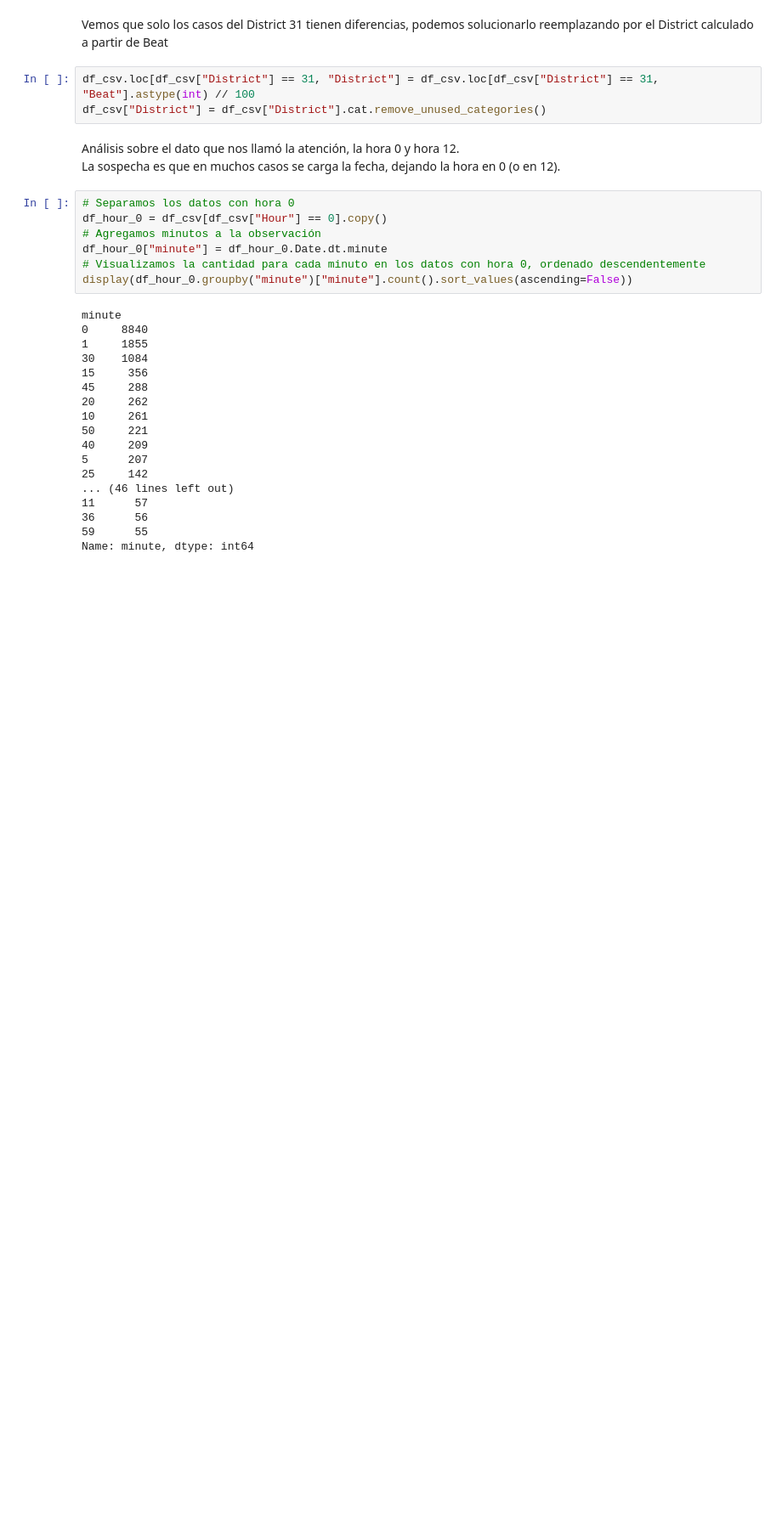
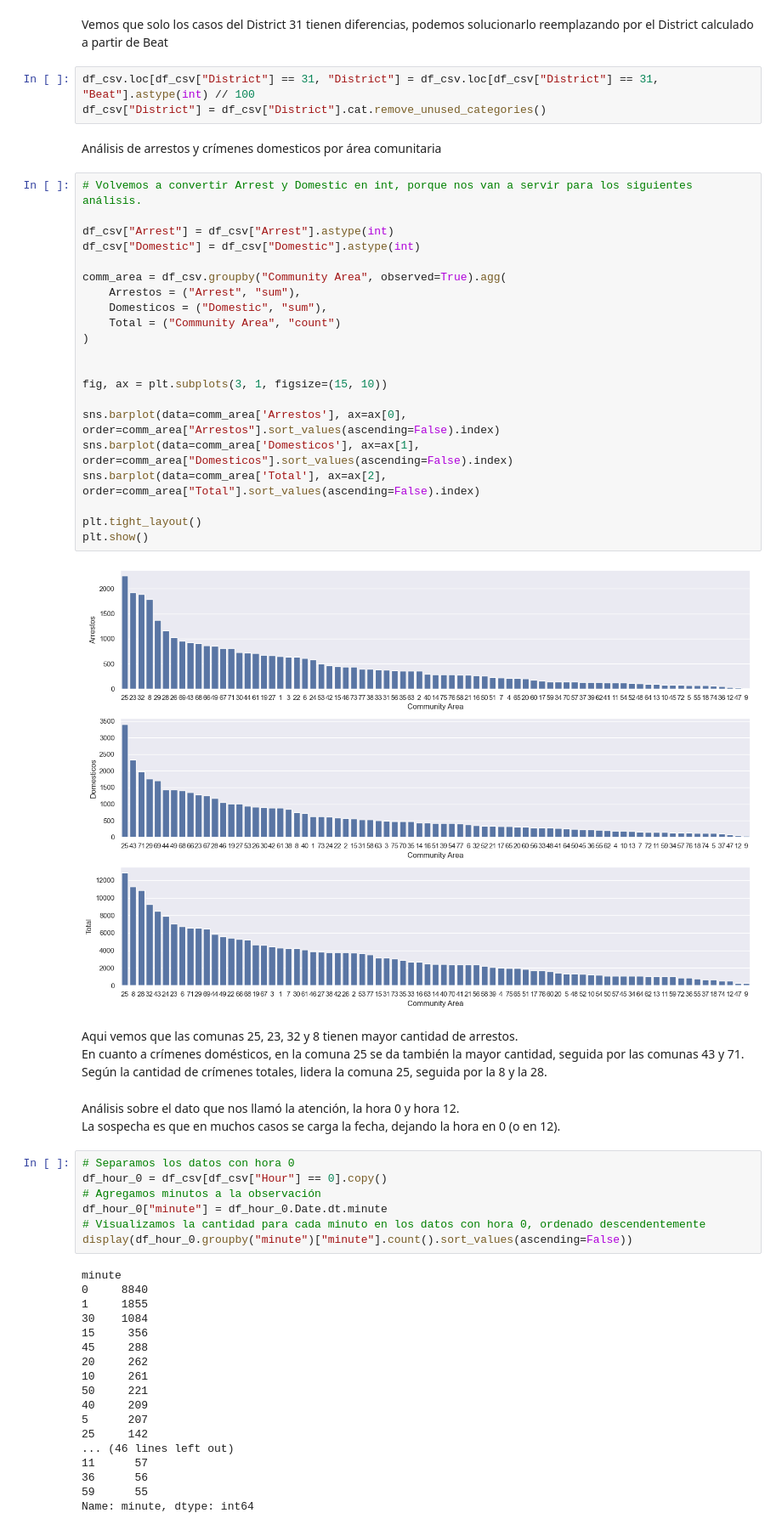
Before and after one commit to gjmv/CEIA_2025_B2_AdD_TP, a Jupyter notebook: TP.ipynb, the cells around one changed output. Shown at 85% size. Cells and saved outputs as stored; diff of their text form; blank space fills up the shorter version.

```diff
--- a/TP.ipynb
+++ b/TP.ipynb
@@ -467,6 +482,35 @@ Vemos que solo los casos del District 31 tienen diferencias, podemos solucionarl
 # %%
 df_csv.loc[df_csv["District"] == 31, "District"] = df_csv.loc[df_csv["District"] == 31, "Beat"].astype(int) // 100
 df_csv["District"] = df_csv["District"].cat.remove_unused_categories()
+# %% [markdown]
+Análisis de arrestos y crímenes domesticos por área comunitaria
+# %%
+# Volvemos a convertir Arrest y Domestic en int, porque nos van a servir para los siguientes análisis.
+
+df_csv["Arrest"] = df_csv["Arrest"].astype(int)
+df_csv["Domestic"] = df_csv["Domestic"].astype(int)
+
+comm_area = df_csv.groupby("Community Area", observed=True).agg(
+    Arrestos = ("Arrest", "sum"),
+    Domesticos = ("Domestic", "sum"),
+    Total = ("Community Area", "count")
+)
+
+
+fig, ax = plt.subplots(3, 1, figsize=(15, 10))
+
+sns.barplot(data=comm_area['Arrestos'], ax=ax[0], order=comm_area["Arrestos"].sort_values(ascending=False).index)
+sns.barplot(data=comm_area['Domesticos'], ax=ax[1], order=comm_area["Domesticos"].sort_values(ascending=False).index)
+sns.barplot(data=comm_area['Total'], ax=ax[2], order=comm_area["Total"].sort_values(ascending=False).index)
+
+plt.tight_layout()
+plt.show()
+# %% [output]
+[figure, added]
+# %% [markdown]
+Aqui vemos que las comunas 25, 23, 32 y 8 tienen mayor cantidad de arrestos.
+En cuanto a crímenes domésticos, en la comuna 25 se da también la mayor cantidad, seguida por las comunas 43 y 71.
+Según la cantidad de crímenes totales, lidera la comuna 25, seguida por la 8 y la 28.
 # %% [markdown]
 Análisis sobre el dato que nos llamó la atención, la hora 0 y hora 12.
 La sospecha es que en muchos casos se carga la fecha, dejando la hora en 0 (o en 12).
```
Also changed, not shown: parts of 19 cells of this notebook.
